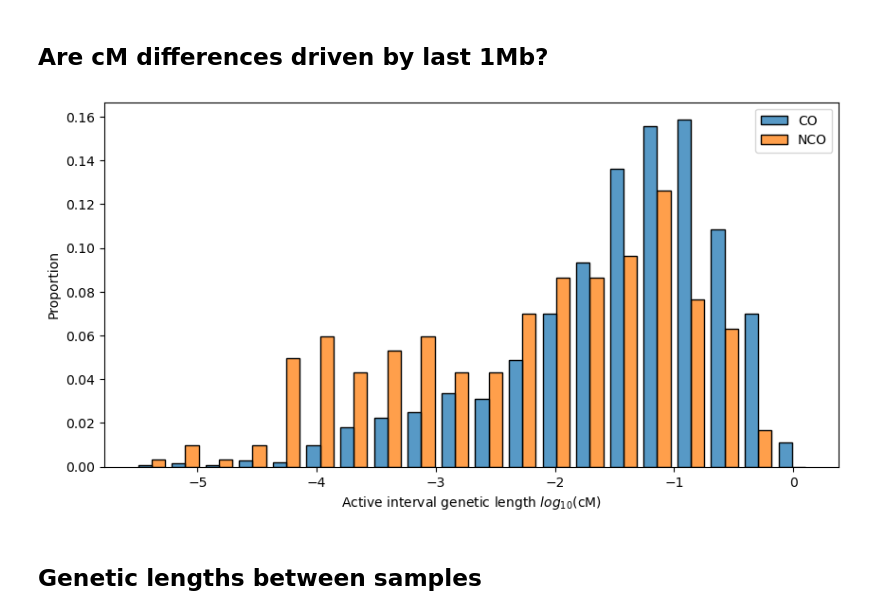
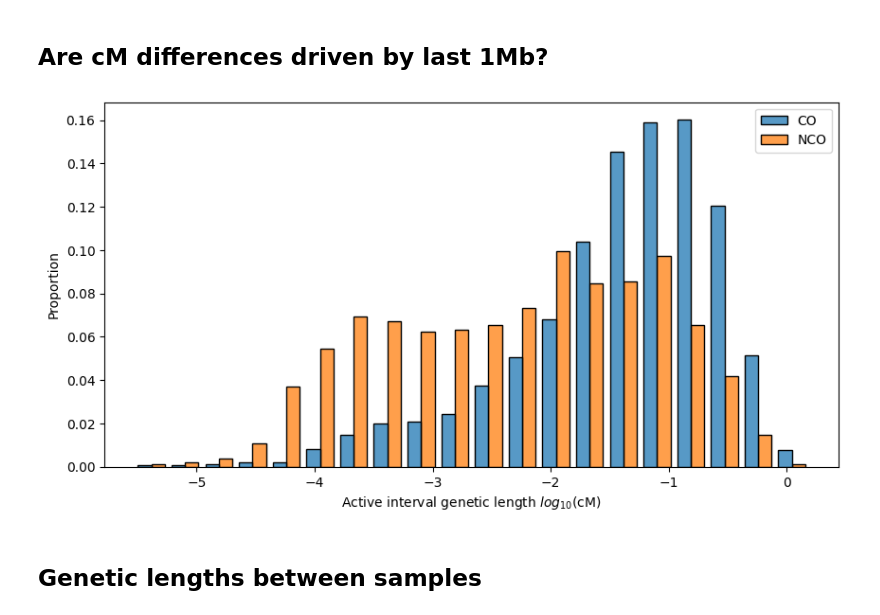
Before and after one commit to regevs/recombination, a Jupyter notebook: notebooks/20240427_CO_vs_NCO.ipynb, the cells around one changed output. Cells and saved outputs as stored; diff of their text form; code cells hidden in the pictures.

```diff
--- a/notebooks/20240427_CO_vs_NCO.ipynb
+++ b/notebooks/20240427_CO_vs_NCO.ipynb
@@ -122,5 +69,6 @@ Wall time: 6.13 s
 # %%
-dense_reads_df = (reads_df
+%%time
+dense_reads_with_detection_df = (reads_df
     .select(
         'read_name',
         'read_length',
@@ -157,8 +105,15 @@ dense_reads_df = (reads_df
         'CL4_heat',
         'CL4_motif_strand',
         'is_high_quality_read',
+        "high_quality_classification_class",
+        "snp_positions_on_read",
+        "idx_transitions",
+        "high_quality_classification_in_detectable_class",
+        "H3K4me3_signal_mean",
+        "CTCF_signal_mean",
     )
-    .filter(pl.col("high_quality_snp_positions").list.len() >= 5)
+    .filter(pl.col("high_quality_snp_positions").list.len() >= 3)
     .filter("is_high_quality_read")
     .filter(pl.col("CO_active_interval_crossover_prob") > 0)
+    .collect()
 )
@@ -226,15 +125,15 @@ Wall time: 1min 45s
 # %%
 CO_NCO_df = (dense_reads_with_detection_df
-    .filter(pl.col("class").is_in(["CO", "GC"]))
+    .filter(pl.col("high_quality_classification_class").is_in(["CO", "GC"]))
     .with_columns(
-        grch37_active_start_pos = pl.col("grch37_reference_start") + pl.col("snp_positions_on_read").list.get(pl.col("idx_transitions").list.get(0)),
-        grch37_active_end_pos = pl.col("grch37_reference_start") + pl.col("snp_positions_on_read").list.get(pl.col("idx_transitions").list.get(-1) + 1),
-        grch38_active_start_pos = pl.col("grch38_reference_start") + pl.col("snp_positions_on_read").list.get(pl.col("idx_transitions").list.get(0)),
-        grch38_active_end_pos = pl.col("grch38_reference_start") + pl.col("snp_positions_on_read").list.get(pl.col("idx_transitions").list.get(-1) + 1),
+        grch37_recombining_interval_start_pos = pl.col("grch37_reference_start") + pl.col("snp_positions_on_read").list.get(pl.col("idx_transitions").list.get(0)),
+        grch37_recombining_interval_end_pos = pl.col("grch37_reference_start") + pl.col("snp_positions_on_read").list.get(pl.col("idx_transitions").list.get(-1) + 1),
+        grch38_recombining_interval_start_pos = pl.col("grch38_reference_start") + pl.col("snp_positions_on_read").list.get(pl.col("idx_transitions").list.get(0)),
+        grch38_recombining_interval_end_pos = pl.col("grch38_reference_start") + pl.col("snp_positions_on_read").list.get(pl.col("idx_transitions").list.get(-1) + 1),
     )
     .with_columns(
-        grch37_active_region_length = pl.col("grch37_active_end_pos") - pl.col("grch37_active_start_pos"),
-        grch38_active_region_length = pl.col("grch38_active_end_pos") - pl.col("grch38_active_start_pos"),
+        grch37_recombining_interval_length = pl.col("grch37_recombining_interval_end_pos") - pl.col("grch37_recombining_interval_start_pos"),
+        grch38_recombining_interval_length = pl.col("grch38_recombining_interval_end_pos") - pl.col("grch38_recombining_interval_start_pos"),
     )
 )
 
@@ -243,11 +142,11 @@ for [chrom], df in CO_NCO_df.partition_by(by=["chrom"], as_dict=True).items():
     rate_map = annotate.rate_maps[chrom]
     dfs.append(
         df.with_columns(
-            grch37_active_start_poses_cm = rate_map.get_cumulative_mass(df["grch37_active_start_pos"]) * 1e2,
-            grch37_active_end_poses_cm = rate_map.get_cumulative_mass(df["grch37_active_end_pos"]) * 1e2,
+            grch37_recombining_interval_start_poses_cm = rate_map.get_cumulative_mass(df["grch37_recombining_interval_start_pos"]) * 1e2,
+            grch37_recombining_interval_end_poses_cm = rate_map.get_cumulative_mass(df["grch37_recombining_interval_end_pos"]) * 1e2,
         ).with_columns(
-            grch37_active_cM = (pl.col("grch37_active_end_poses_cm") - pl.col("grch37_active_start_poses_cm")),
-            grch37_cM_per_bp_across_active = (pl.col("grch37_active_end_poses_cm") - pl.col("grch37_active_start_poses_cm")) / pl.col("grch37_active_region_length"),
+            grch37_recombining_interval_cM = (pl.col("grch37_recombining_interval_end_poses_cm") - pl.col("grch37_recombining_interval_start_poses_cm")),
+            grch37_cM_per_bp_across_recombining_interval = (pl.col("grch37_recombining_interval_end_poses_cm") - pl.col("grch37_recombining_interval_start_poses_cm")) / pl.col("grch37_recombining_interval_length"),
         )
     )
 
@@ -836,7 +1311,7 @@ ax.set_xlabel("Distance to telomere (Mb)");
 ## How much of them are in the last 1Mb?
 # %%
 df = (close_to_telomeres_df
-    .filter(pl.col("high_quality_detected_class") == "NCO")
+    .filter(pl.col("high_quality_classification_in_detectable_class") == "NCO")
     .filter(pl.col("distance_to_telomere") < 1e6)
 )
 
@@ -869,38 +1350,38 @@ print(n_ncos_near_telomere, n_ncos_total, n_ncos_near_telomere / n_ncos_total)
 fig, ax = plt.subplots(figsize=(10,5))
 
 df = (dense_reads_with_detection_df
-    .filter(pl.col("high_quality_detected_class").is_not_null())
+    .filter(pl.col("high_quality_classification_in_detectable_class").is_not_null())
     .select(
         "read_name",
         "CO_active_interval_crossover_prob",
-        "high_quality_detected_class",
+        "high_quality_classification_in_detectable_class",
     )
 )
-CO_lens = df.filter(pl.col("high_quality_detected_class") == "CO")["CO_active_interval_crossover_prob"] * 1e2
+CO_lens = df.filter(pl.col("high_quality_classification_in_detectable_class") == "CO")["CO_active_interval_crossover_prob"] * 1e2
 NCO_lens = (df
-    .filter(pl.col("high_quality_detected_class") == "NCO")
+    .filter(pl.col("high_quality_classification_in_detectable_class") == "NCO")
     .filter(~pl.col("read_name").is_in(ncos_near_telomere_read_names))
 )["CO_active_interval_crossover_prob"] * 1e2
 
 
 sns.histplot(
     [
         pd.Series(np.log10(CO_lens), name="CO"),
         pd.Series(np.log10(NCO_lens), name="NCO"),
     ],
     bins=20,
     multiple="dodge",
     shrink=0.8,
     stat="proportion",
     common_norm=False,
     ax=ax,
 )
 
 #plt.yscale("log");
 #plt.ylim(0,0.05);
 plt.xlabel("Active interval genetic length $log_{10}$(cM)");
 # %% [output]
-[figure, old version]
+[figure, new version]
 # %% [markdown]
 ## Genetic lengths between samples
 # %%
```
Also changed, not shown: parts of 65 cells of this notebook, 33 other files.
